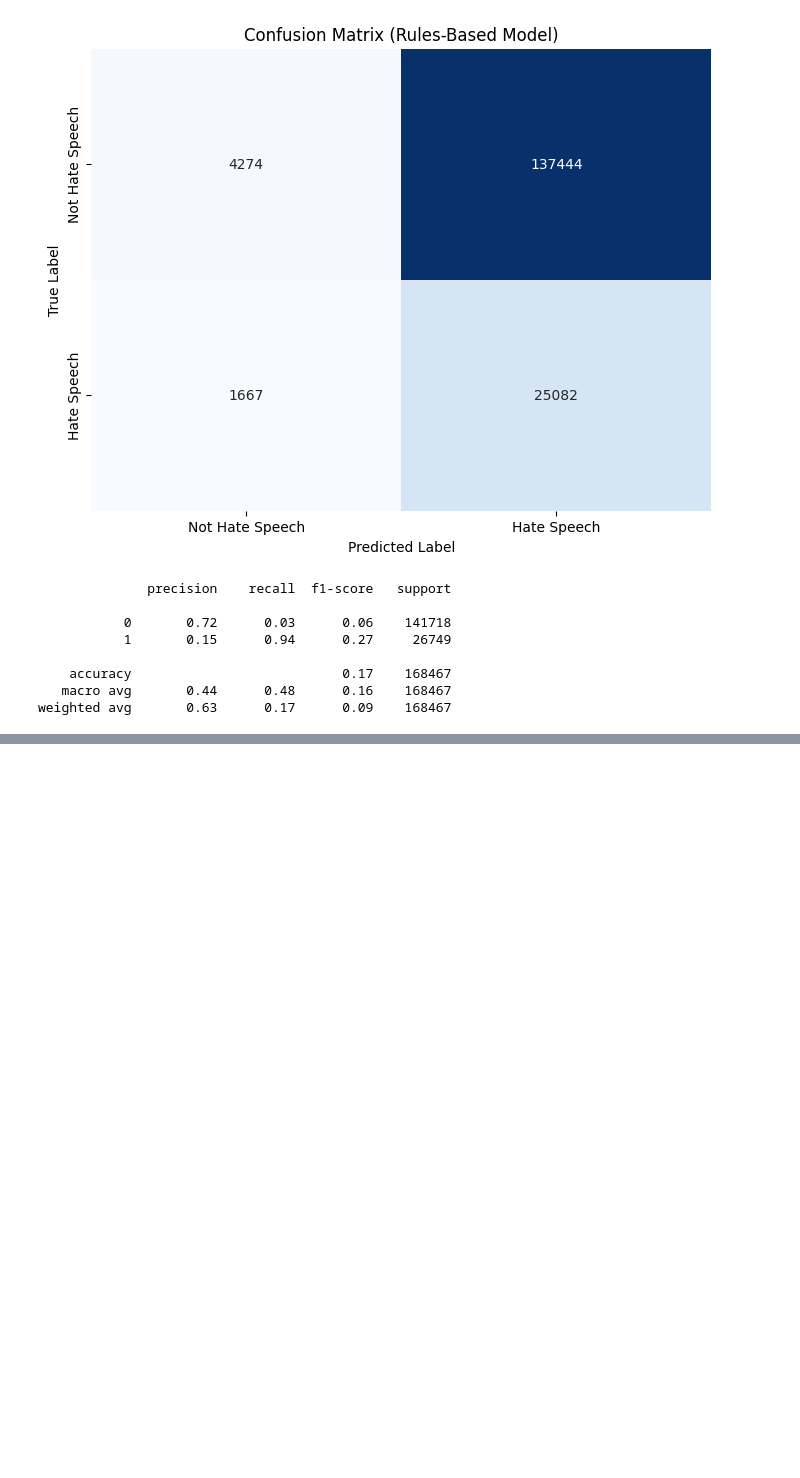
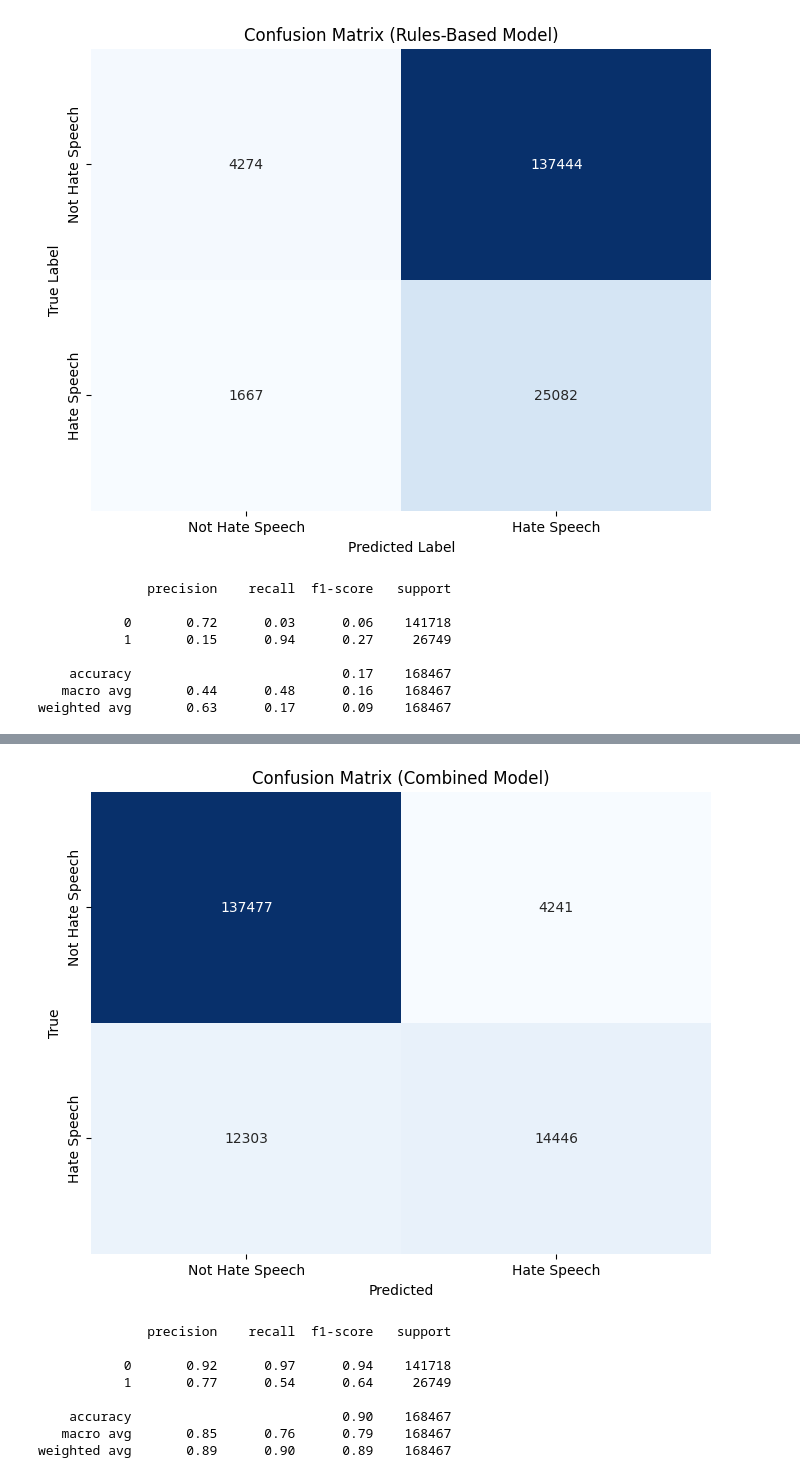
Before and after one commit to zschaub/ADL-Content-Moderation, a Jupyter notebook: content_moderation.ipynb, the cells around one changed output, grey strips where cells are left out. Drawn from its saved outputs; the diff is of its cells as text; code cells hidden in the pictures; blank space fills up the shorter version.

```diff
--- a/content_moderation.ipynb
+++ b/content_moderation.ipynb
@@ -434,0 +495,32 @@ weighted avg       0.63      0.17      0.09    168467
+# %%
+from sklearn.metrics import confusion_matrix, classification_report
+import seaborn as sns
+import matplotlib.pyplot as plt
+
+actual_labels = df_results['final_prediction']  # Replace 'actual_label' with the actual column name
+
+# Generate a confusion matrix
+conf_matrix = confusion_matrix(y_test, df_results['final_prediction'])
+
+# Plot the confusion matrix
+plt.figure(figsize=(8, 6))
+sns.heatmap(conf_matrix, annot=True, fmt='d', cmap='Blues', cbar=False,
+            xticklabels=['Not Hate Speech', 'Hate Speech'],
+            yticklabels=['Not Hate Speech', 'Hate Speech'])
+plt.title('Confusion Matrix (Combined Model)')
+plt.xlabel('Predicted')
+plt.ylabel('True')
+plt.show()
+
+# Print classification report
+print(classification_report(y_test, df_results['final_prediction']))
+# %% [output]
+[figure, added]
+              precision    recall  f1-score   support
+
+           0       0.92      0.97      0.94    141718
+           1       0.77      0.54      0.64     26749
+
+    accuracy                           0.90    168467
+   macro avg       0.85      0.76      0.79    168467
+weighted avg       0.89      0.90      0.89    168467
```
Also changed, not shown: parts of 6 cells of this notebook, 4 other files.
